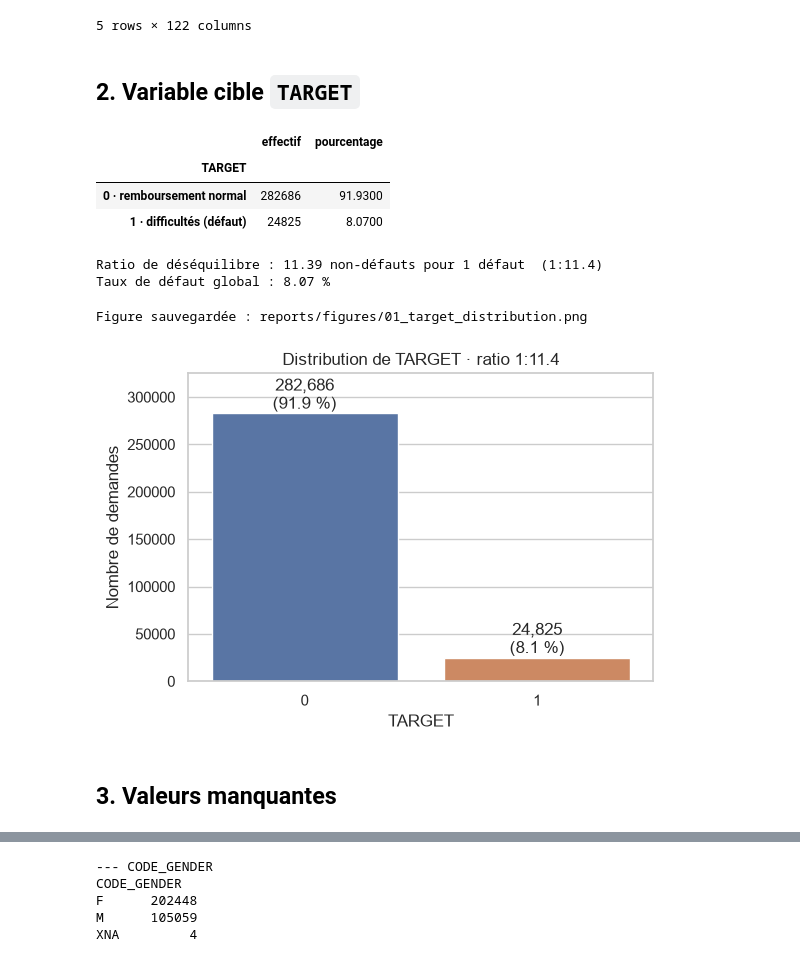
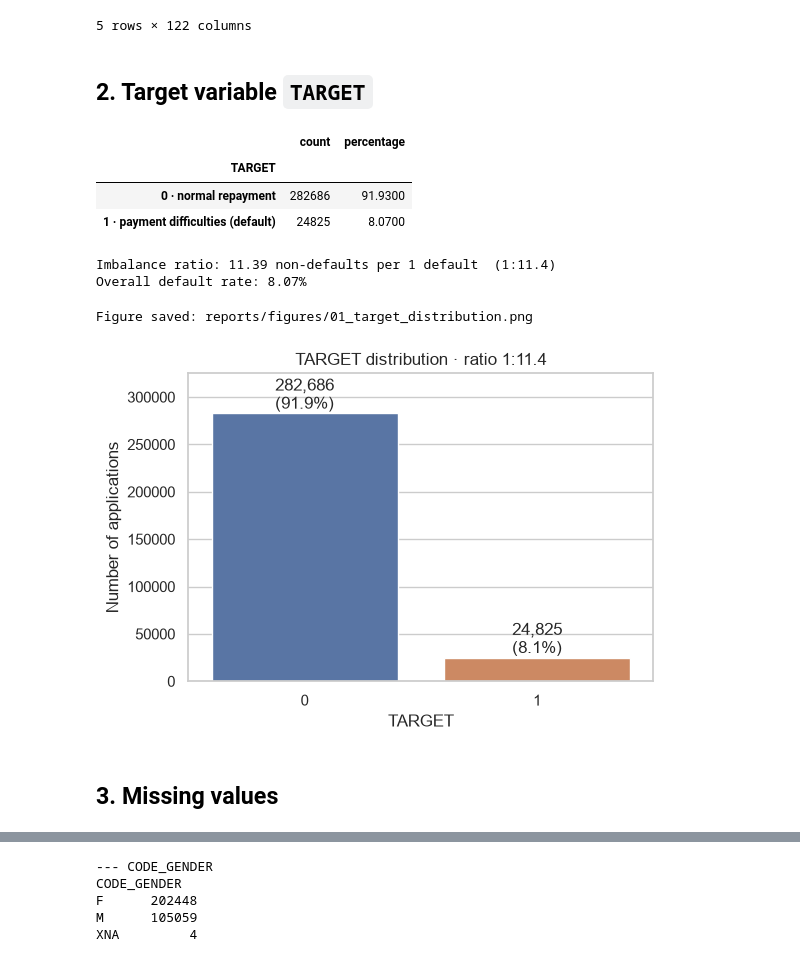
Before and after one commit to racha-cbn/Noria, a Jupyter notebook: notebooks/01_eda_application.ipynb, the cells around one changed output, grey strips where cells are left out. Drawn from its saved outputs; the diff is of its cells as text; code cells hidden in the pictures.

```diff
--- a/notebooks/01_eda_application.ipynb
+++ b/notebooks/01_eda_application.ipynb
@@ -66,41 +66,41 @@ df.head()
 | 4 | 100007 | 0 | Cash loans | M | N | Y | 0 | ... |
 5 rows × 122 columns
 # %% [markdown]
-## 2. Variable cible `TARGET`
+## 2. Target variable `TARGET`
 # %%
 target_counts = df["TARGET"].value_counts().sort_index()
 target_pct = df["TARGET"].value_counts(normalize=True).sort_index() * 100
-target_summary = pd.DataFrame({"effectif": target_counts, "pourcentage": target_pct.round(2)})
-target_summary.index = target_summary.index.map({0: "0 · remboursement normal", 1: "1 · difficultés (défaut)"})
+target_summary = pd.DataFrame({"count": target_counts, "percentage": target_pct.round(2)})
+target_summary.index = target_summary.index.map({0: "0 · normal repayment", 1: "1 · payment difficulties (default)"})
 display(target_summary)
 
 ratio = target_counts[0] / target_counts[1]
-print(f"Ratio de déséquilibre : {ratio:.2f} non-défauts pour 1 défaut  (1:{ratio:.1f})")
-print(f"Taux de défaut global : {target_pct[1]:.2f} %")
+print(f"Imbalance ratio: {ratio:.2f} non-defaults per 1 default  (1:{ratio:.1f})")
+print(f"Overall default rate: {target_pct[1]:.2f}%")
 # %% [output]
-|  | effectif | pourcentage |
+|  | count | percentage |
 | TARGET |  |  |
-| 0 · remboursement normal | 282686 | 91.9300 |
-| 1 · difficultés (défaut) | 24825 | 8.0700 |
+| 0 · normal repayment | 282686 | 91.9300 |
+| 1 · payment difficulties (default) | 24825 | 8.0700 |
-Ratio de déséquilibre : 11.39 non-défauts pour 1 défaut  (1:11.4)
-Taux de défaut global : 8.07 %
+Imbalance ratio: 11.39 non-defaults per 1 default  (1:11.4)
+Overall default rate: 8.07%
 # %%
 fig, ax = plt.subplots(figsize=(6, 4))
 sns.barplot(x=target_counts.index.astype(str), y=target_counts.values, hue=target_counts.index.astype(str),
             palette=["#4C72B0", "#DD8452"], legend=False, ax=ax)
 for i, (n, p) in enumerate(zip(target_counts.values, target_pct.values)):
-    ax.text(i, n, f"{n:,}\n({p:.1f} %)", ha="center", va="bottom")
+    ax.text(i, n, f"{n:,}\n({p:.1f}%)", ha="center", va="bottom")
 ax.set_xlabel("TARGET")
-ax.set_ylabel("Nombre de demandes")
-ax.set_title(f"Distribution de TARGET · ratio 1:{ratio:.1f}")
+ax.set_ylabel("Number of applications")
+ax.set_title(f"TARGET distribution · ratio 1:{ratio:.1f}")
 ax.set_ylim(0, target_counts.max() * 1.15)
 save(fig, "01_target_distribution.png")
 plt.show()
 # %% [output]
-Figure sauvegardée : reports/figures/01_target_distribution.png
+Figure saved: reports/figures/01_target_distribution.png
-[figure, old version]
+[figure, new version]
 # %% [markdown]
-## 3. Valeurs manquantes
+## 3. Missing values
 # %%
 missing = (
     pd.DataFrame({
```
Also changed, not shown: parts of 35 cells of this notebook, 10 other files.
